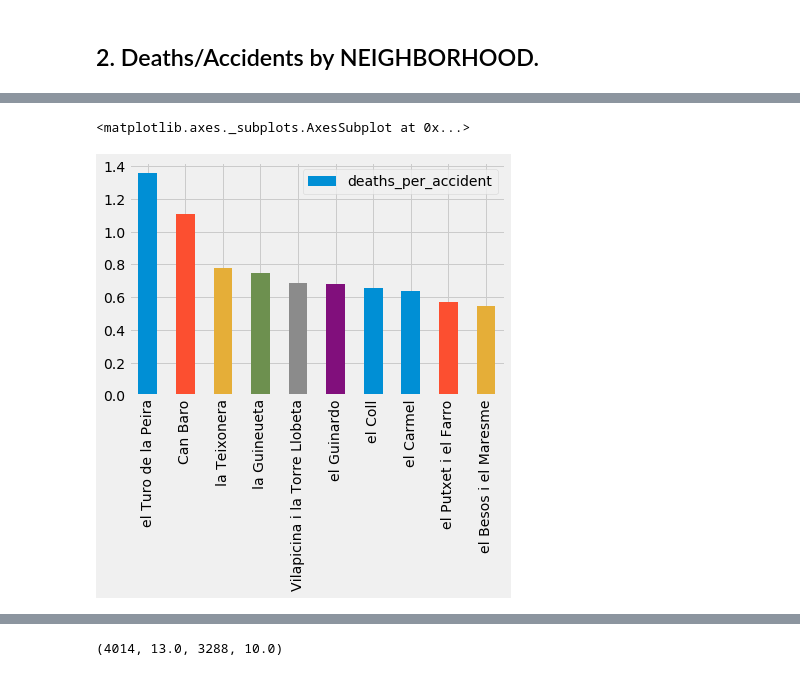
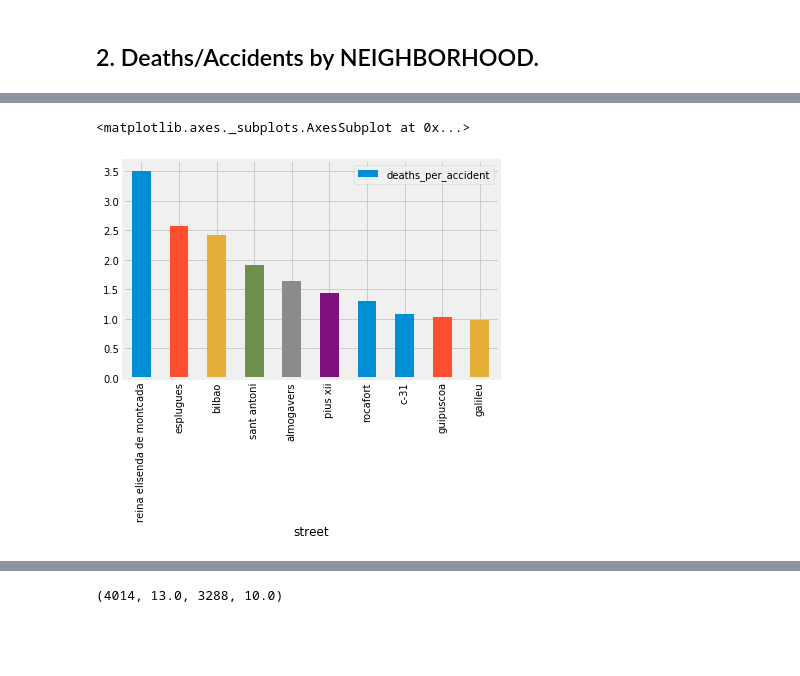
Before and after one commit to AlexChicote/BarcelonaAccidents, a Jupyter notebook: BarcelonaAccidents-2010-2018-Plotting-Accidents.ipynb, the cells around one changed output, grey strips where cells are left out. Drawn from its saved outputs; the diff is of its cells as text; code cells hidden in the pictures; blank space fills up the shorter version.

```diff
--- a/BarcelonaAccidents-2010-2018-Plotting-Accidents.ipynb
+++ b/BarcelonaAccidents-2010-2018-Plotting-Accidents.ipynb
@@ -868,0 +908,7 @@ plot_barri_data(sf, title, names, data, 2, True);
+# %%
+accidents['street'] = [remove_accents(posant_accents(x.strip().lower())) for x in accidents['street']]
+street = accidents.groupby('street').agg({'incident_#': 'count', '#_deaths': 'sum'}).sort_values('incident_#', ascending=False)
+street.columns = ['number_of_accidents', 'number_of_deaths']
+street['deaths_per_accident'] = (street['number_of_deaths']/street['number_of_accidents'])*100
+#[x for x in street.index if x.startswith('Corts')]
+street['number_of_accidents'].sum(), street['number_of_accidents'][0:100].sum()
@@ -869,5 +925,6 @@ plot_barri_data(sf, title, names, data, 2, True);
 # %%
-neighborhood.sort_values('deaths_per_accident', ascending=False).head(10).plot(kind='bar', y='deaths_per_accident')
+street[street['number_of_accidents'] >100].sort_values('deaths_per_accident',ascending=False).head(10).\
+plot(kind='bar', y='deaths_per_accident')
 # %% [output]
 <matplotlib.axes._subplots.AxesSubplot at 0x...>
-[figure, old version]
+[figure, new version]
```
Also changed, not shown: parts of 50 cells of this notebook, 4 other files.
